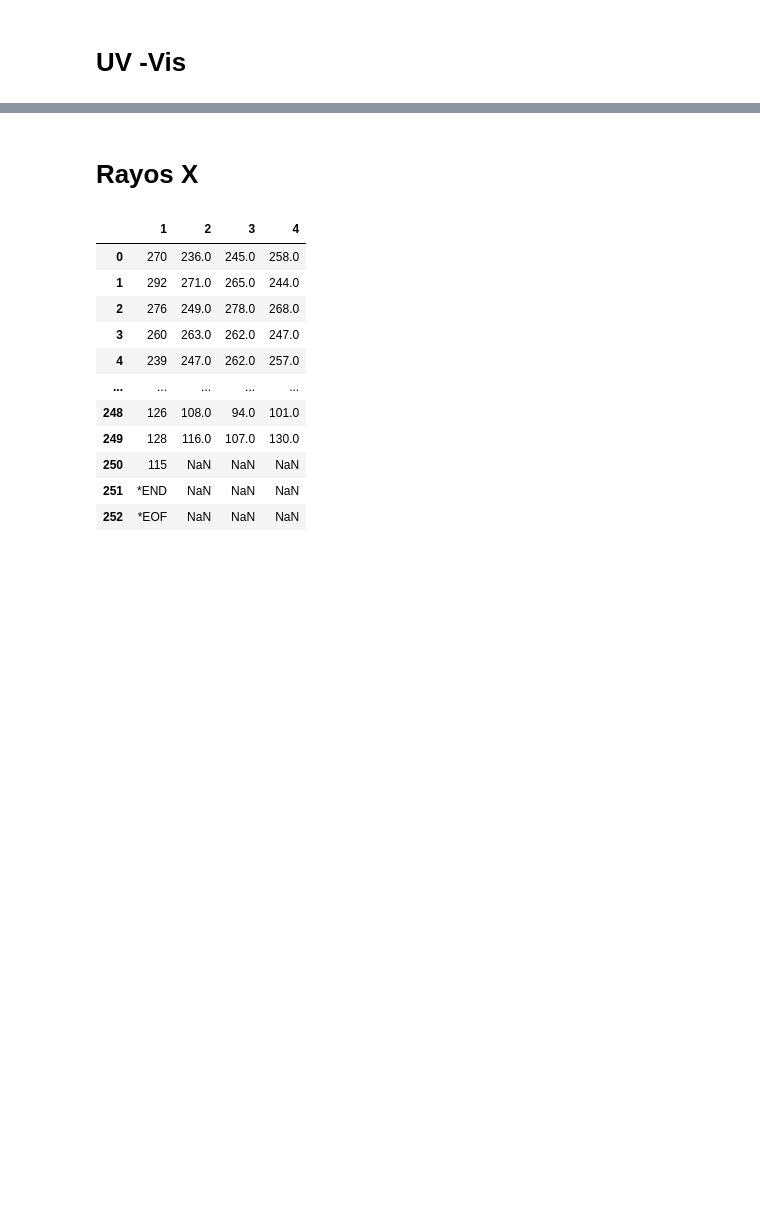
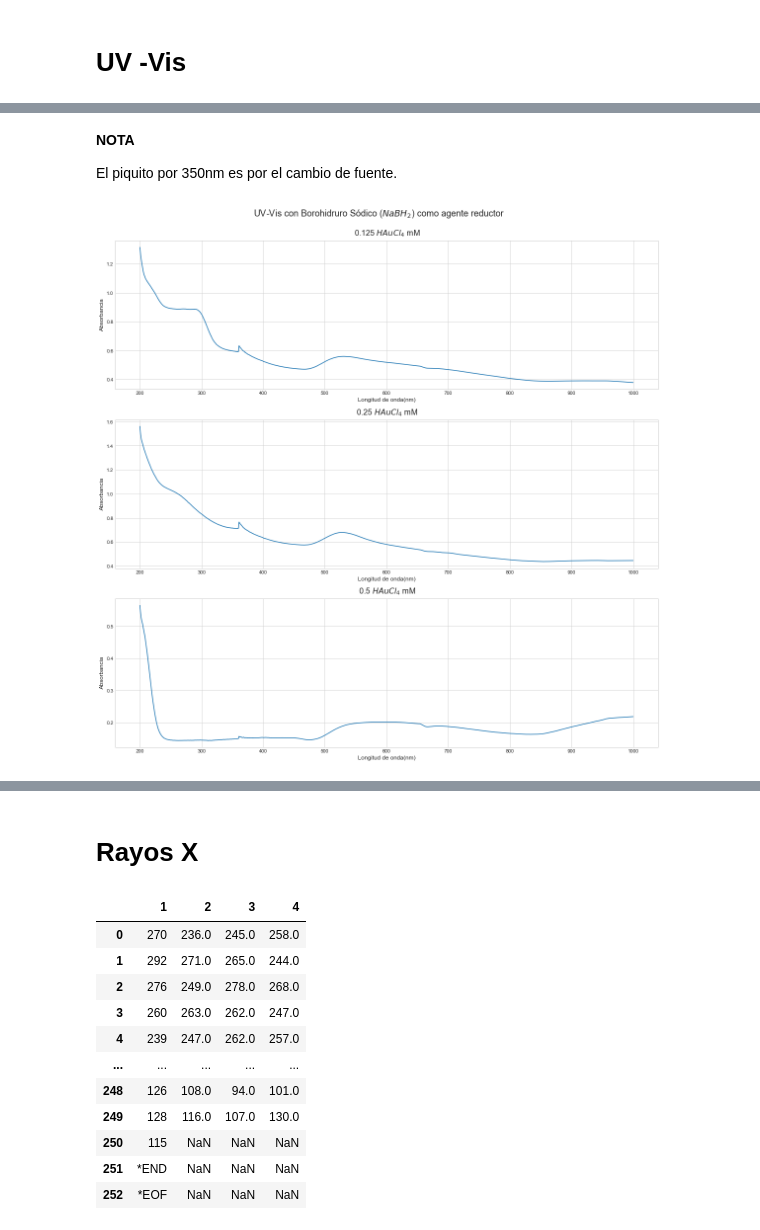
Before and after one commit to ursulapina/Gold-Nanoparticles, a Jupyter notebook: Resultados.ipynb, the cells around one changed output, grey strips where cells are left out. Cells and saved outputs as stored; diff of their text form; code cells hidden in the pictures; blank space fills up the shorter version.

Commit message:
Add files via upload
Ya con todas las gráficas de UV-Vis. Incluyo 2 notas, plis leerlas

```diff
--- a/Resultados.ipynb
+++ b/Resultados.ipynb
@@ -126,3 +126,33 @@ UV.head()
 | 2 | 201.0 | 0.135067 | 1.409971 | 1.644137 | 0.680529 | 2.469644 | 4.0 | 1.727595 | 4.0 | 4.000000 | ... |
 | 3 | 201.5 | 0.134567 | 1.390325 | 1.622504 | 0.670934 | 2.386075 | 4.0 | 1.718741 | 4.0 | 3.612595 | ... |
 | 4 | 202.0 | 0.133764 | 1.374353 | 1.604730 | 0.662648 | 2.327992 | 4.0 | 1.711036 | 4.0 | 3.020551 | ... |
+# %% [markdown]
+**NOTA**
+
+El piquito por 350nm es por el cambio de fuente.
+# %%
+plt.rc("figure", autolayout=True, figsize=(16, 16))
+
+plt.subplot(3,1,1)
+plt.plot(UV['Wavelength(nm)'],UV['Boro125']-UV['Baseline'])
+plt.title(' 0.125 $HAuCl_4$ mM ');
+plt.ylabel('Absorbancia')
+plt.xlabel('Longitud de onda(nm)')
+
+plt.subplot(3,1,2)
+plt.plot(UV['Wavelength(nm)'],UV['Boro25']-UV['Baseline'])
+plt.title(' 0.25 $HAuCl_4$ mM ');
+plt.ylabel('Absorbancia')
+plt.xlabel('Longitud de onda(nm)')
+
+plt.subplot(3,1,3)
+plt.plot(UV['Wavelength(nm)'],UV['Boro5']-UV['Baseline'])
+plt.title(' 0.5 $HAuCl_4$ mM ');
+plt.ylabel('Absorbancia')
+plt.xlabel('Longitud de onda(nm)')
+
+plt.suptitle('UV-Vis con Borohidruro Sódico ($NaBH_2$) como agente reductor \n', size = 18);
+
+plt.savefig('UV-Vis_Boro.png', bbox_inches='tight')
+# %% [output]
+[figure, added]
```
Also changed, not shown: parts of 7 cells of this notebook.
